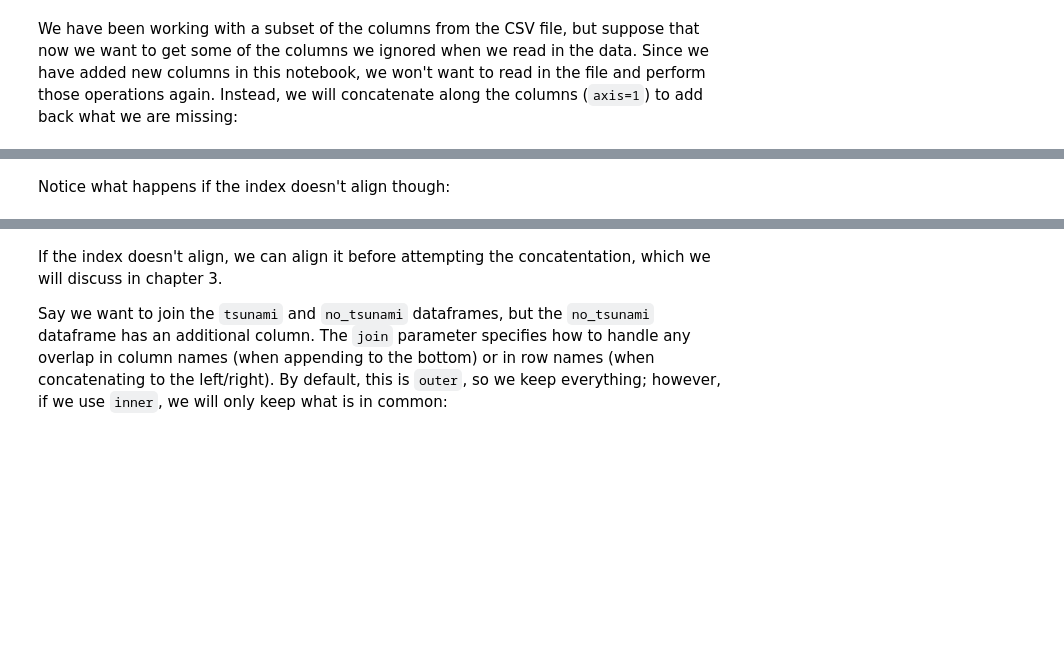
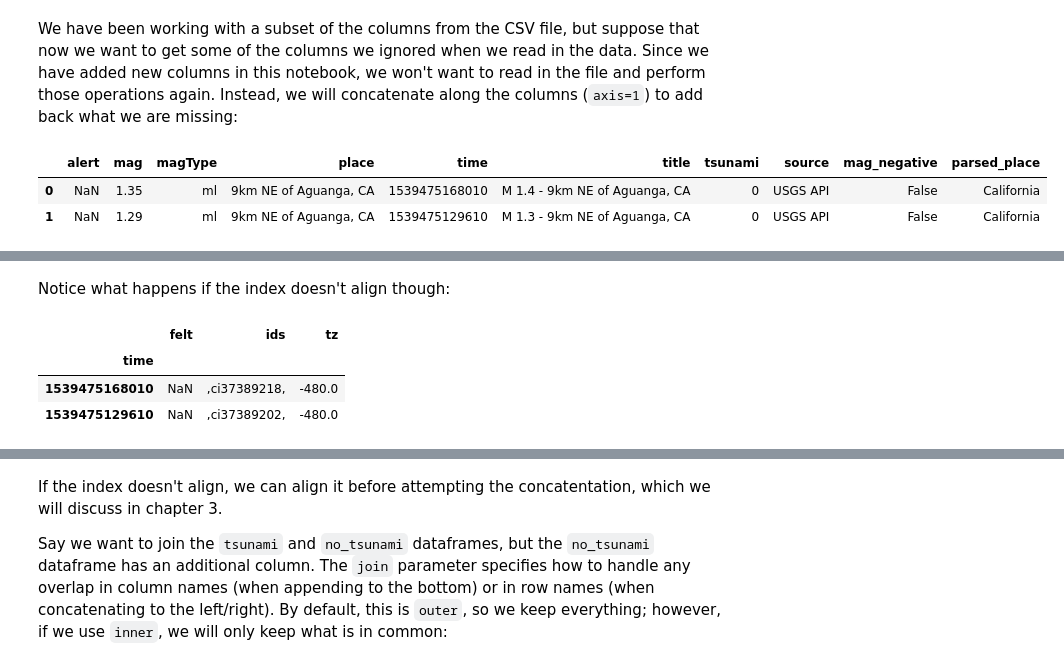
Before and after one commit to tgwon/ai4ml, a Jupyter notebook: week3/6-adding_and_removing_data.ipynb, the cells around one changed output, grey strips where cells are left out. Cells and saved outputs as stored; diff of their text form; code cells hidden in the pictures; blank space fills up the shorter version.

```diff
--- a/week3/6-adding_and_removing_data.ipynb
+++ b/week3/6-adding_and_removing_data.ipynb
@@ -197,6 +199,12 @@ tsunami.append(no_tsunami).shape
 (9332, 10)
 # %% [markdown]
 We have been working with a subset of the columns from the CSV file, but suppose that now we want to get some of the columns we ignored when we read in the data. Since we have added new columns in this notebook, we won't want to read in the file and perform those operations again. Instead, we will concatenate along the columns (`axis=1`) to add back what we are missing:
+# %%
+df.head(2)
+# %% [output]
+|  | alert | mag | magType | place | time | title | tsunami | source | mag_negative | parsed_place |
+| 0 | NaN | 1.35 | ml | 9km NE of Aguanga, CA | 1539475168010 | M 1.4 - 9km NE of Aguanga, CA | 0 | USGS API | False | California |
+| 1 | NaN | 1.29 | ml | 9km NE of Aguanga, CA | 1539475129610 | M 1.3 - 9km NE of Aguanga, CA | 0 | USGS API | False | California |
 # %%
 additional_columns = pd.read_csv(
     'data/earthquakes.csv', usecols=['tz', 'felt', 'ids']
@@ -208,6 +216,16 @@ pd.concat([df.head(2), additional_columns.head(2)], axis=1)
 | 1 | NaN | 1.29 | ml | 9km NE of Aguanga, CA | 1539475129610 | M 1.3 - 9km NE of Aguanga, CA | 0 | USGS API | False | California | ... |
 # %% [markdown]
 Notice what happens if the index doesn't align though:
+# %%
+additional_columns = pd.read_csv(
+    'data/earthquakes.csv', usecols=['tz', 'felt', 'ids', 'time'], index_col='time'
+)
+additional_columns.head(2)
+# %% [output]
+|  | felt | ids | tz |
+| time |  |  |  |
+| 1539475168010 | NaN | ,ci37389218, | -480.0 |
+| 1539475129610 | NaN | ,ci37389202, | -480.0 |
 # %%
 additional_columns = pd.read_csv(
     'data/earthquakes.csv', usecols=['tz', 'felt', 'ids', 'time'], index_col='time'
```
Also changed, not shown: parts of 17 cells of this notebook.
